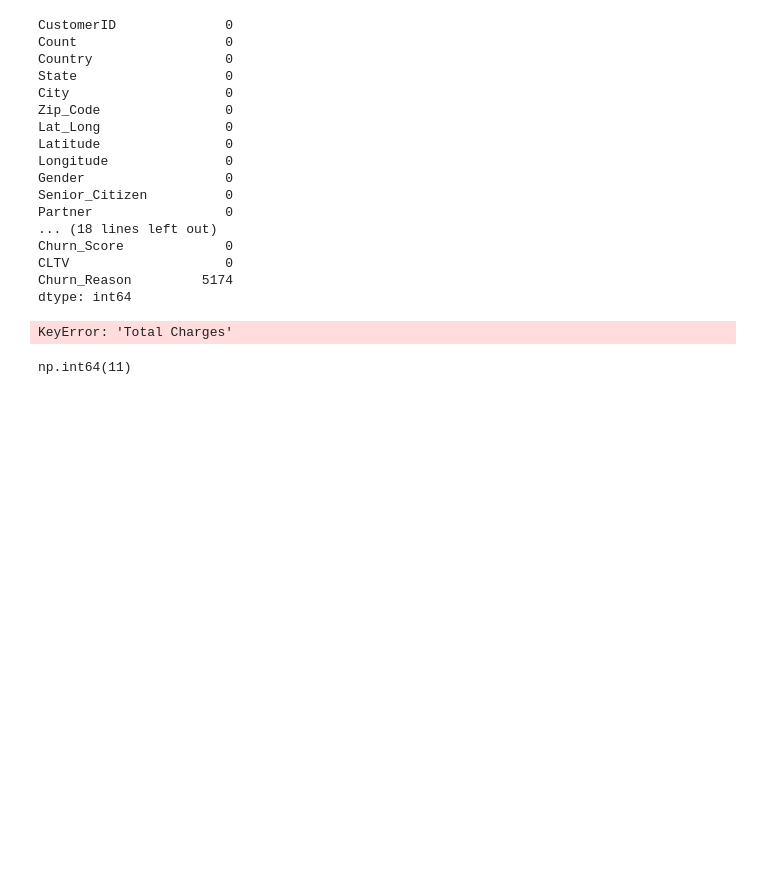
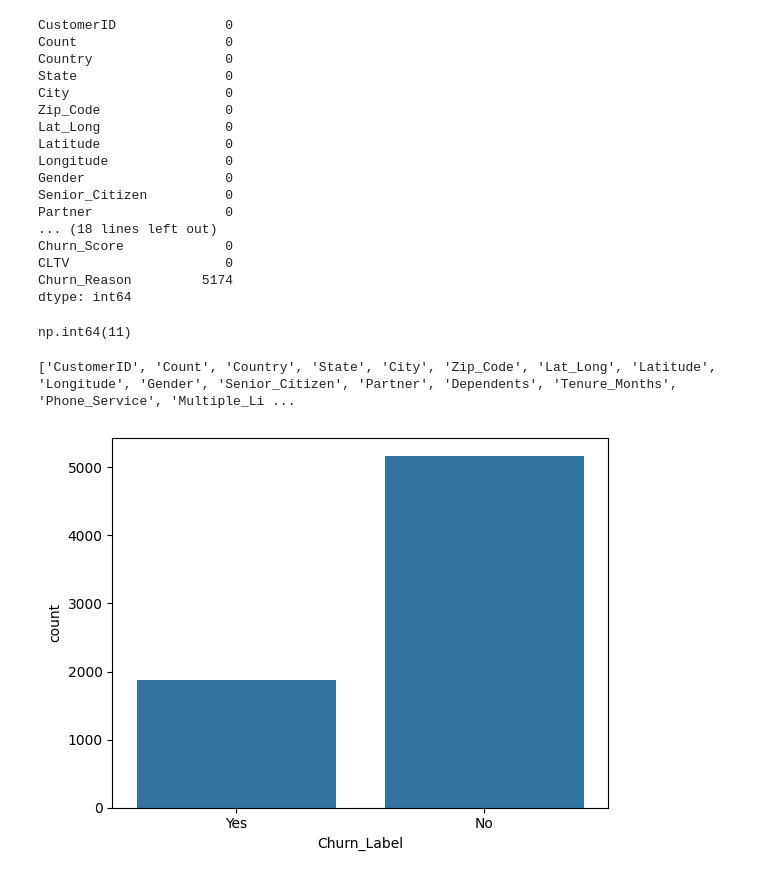
Before and after one commit to puruasthana20/apexplanet-data-analytics, a Jupyter notebook: notebooks/task1_eda.ipynb, the cells around one changed output. Saved outputs shown, nothing was run; the diff lists cells and outputs as text; code cells hidden in the pictures; blank space fills up the shorter version.

```diff
--- a/notebooks/task1_eda.ipynb
+++ b/notebooks/task1_eda.ipynb
@@ -168,13 +168,6 @@ Churn_Score             0
 CLTV                    0
 Churn_Reason         5174
 dtype: int64
-# %%
-df["Total Charges"] = pd.to_numeric(
-    df["Total Charges"],
-    errors="coerce"
-)
-# %% [output]
-KeyError: 'Total Charges'
 # %%
 df["Total_Charges"].isnull().sum()
 # %% [output]
@@ -183,3 +176,12 @@ np.int64(11)
 df["Total_Charges"] = df["Total_Charges"].fillna(
     df["Total_Charges"].median()
 )
+# %%
+print(df.columns.tolist())
+# %% [output]
+['CustomerID', 'Count', 'Country', 'State', 'City', 'Zip_Code', 'Lat_Long', 'Latitude', 'Longitude', 'Gender', 'Senior_Citizen', 'Partner', 'Dependents', 'Tenure_Months', 'Phone_Service', 'Multiple_Li ...
+# %%
+sns.countplot(x="Churn_Label", data=df)
+plt.show()
+# %% [output]
+[figure, added]
```
Also changed, not shown: parts of 7 cells of this notebook, 8 other files.
